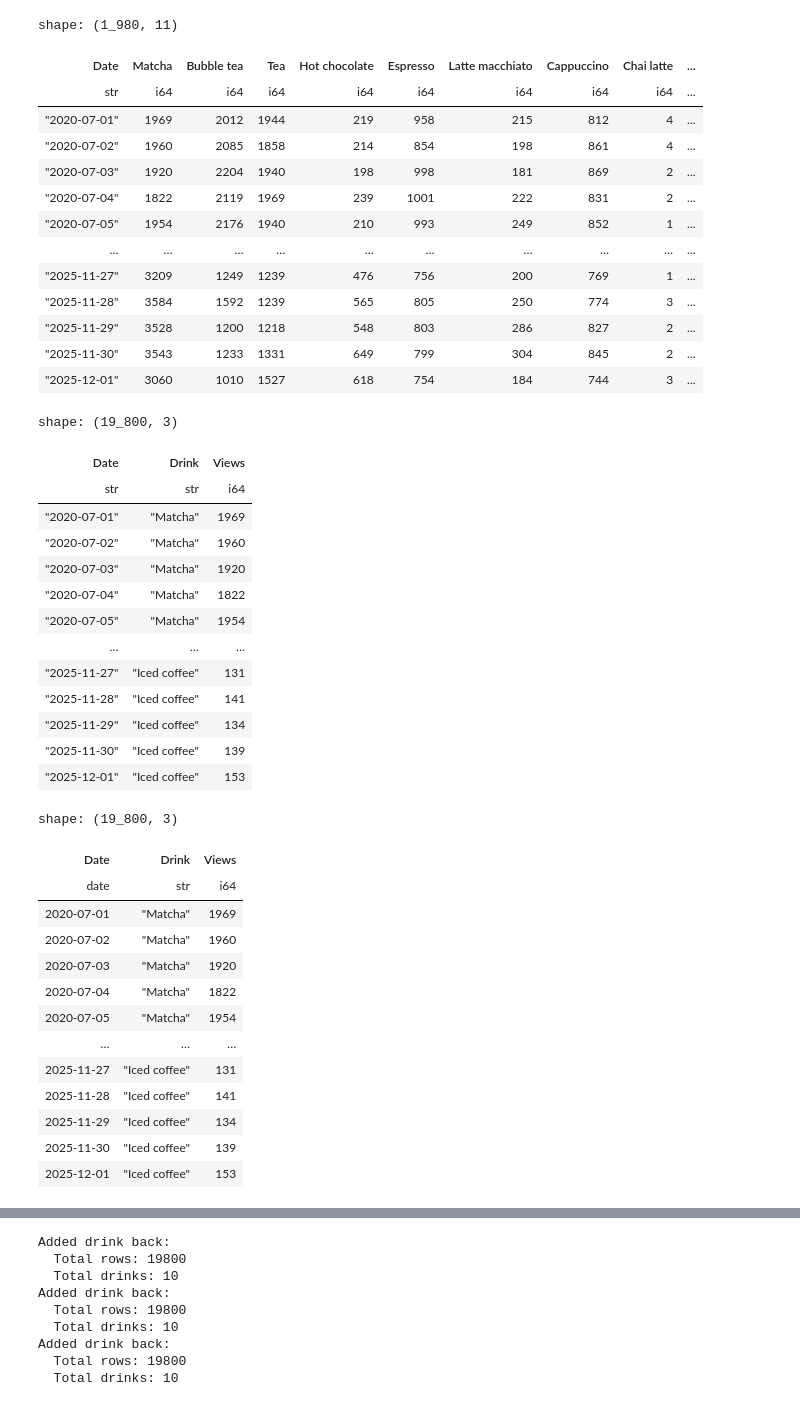
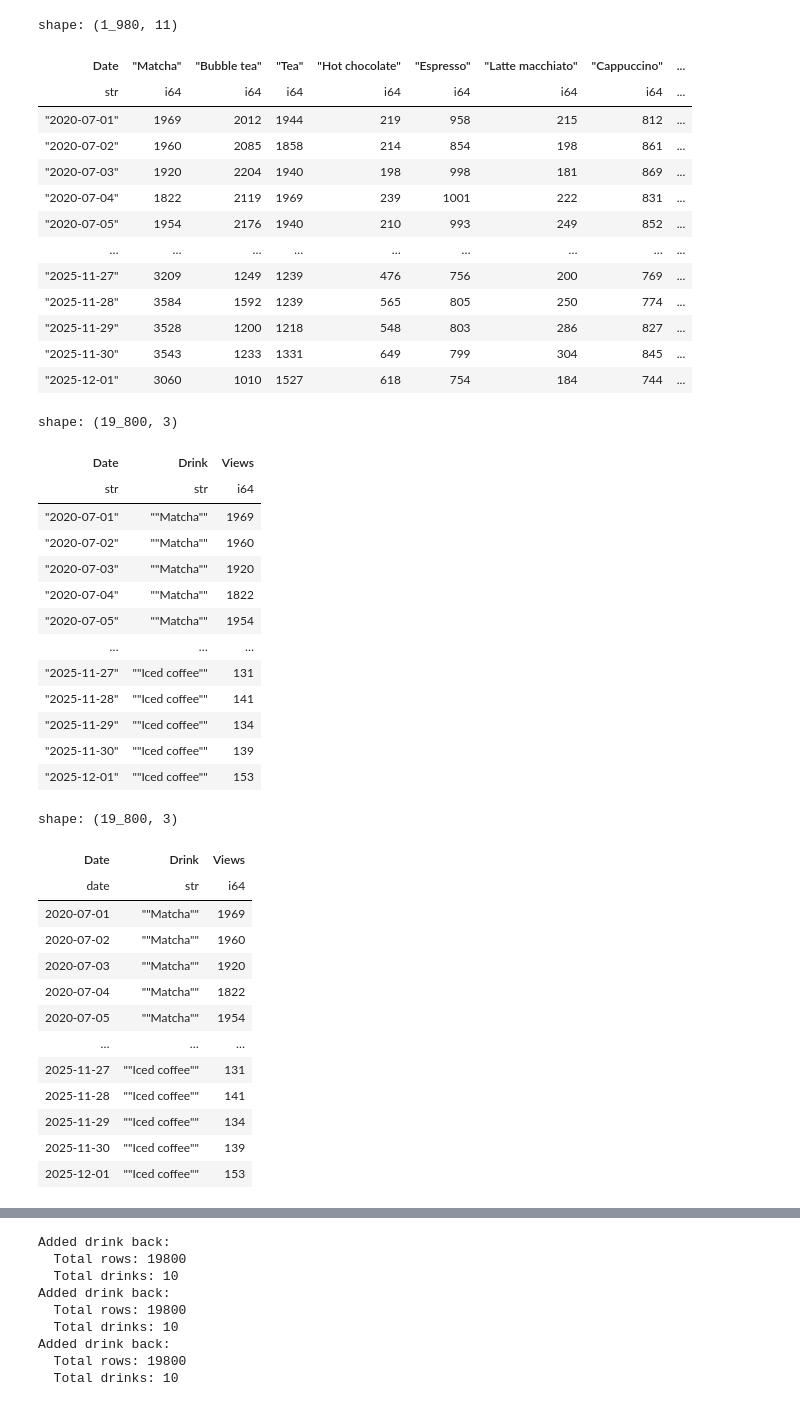
Before and after one commit to jonas-gstoettenmayr/cafe_upscaling_models, a Jupyter notebook: data_ingestion_preprocessing/data_ingestion_preprocessing.ipynb, the cells around one changed output, grey strips where cells are left out. Cells and saved outputs as stored; diff of their text form; code cells hidden in the pictures.

```diff
--- a/data_ingestion_preprocessing/data_ingestion_preprocessing.ipynb
+++ b/data_ingestion_preprocessing/data_ingestion_preprocessing.ipynb
@@ -2,23 +2,23 @@
 import polars as pl
 import matplotlib.pyplot as plt
 # %%
-df = pl.read_csv("../data/raw_data/pageviews-20200701-20251201.csv")
+df = pl.read_csv("../data/raw_data/pageviews-20200701-20251201.csv", truncate_ragged_lines=True)
 df
 # %% [output]
 shape: (1_980, 11)
-| Date | Matcha | Bubble tea | Tea | Hot chocolate | Espresso | Latte macchiato | Cappuccino | Chai latte | ... |
-| str | i64 | i64 | i64 | i64 | i64 | i64 | i64 | i64 | ... |
-| "2020-07-01" | 1969 | 2012 | 1944 | 219 | 958 | 215 | 812 | 4 | ... |
-| "2020-07-02" | 1960 | 2085 | 1858 | 214 | 854 | 198 | 861 | 4 | ... |
-| "2020-07-03" | 1920 | 2204 | 1940 | 198 | 998 | 181 | 869 | 2 | ... |
-| "2020-07-04" | 1822 | 2119 | 1969 | 239 | 1001 | 222 | 831 | 2 | ... |
-| "2020-07-05" | 1954 | 2176 | 1940 | 210 | 993 | 249 | 852 | 1 | ... |
-| … | … | … | … | … | … | … | … | … | ... |
-| "2025-11-27" | 3209 | 1249 | 1239 | 476 | 756 | 200 | 769 | 1 | ... |
-| "2025-11-28" | 3584 | 1592 | 1239 | 565 | 805 | 250 | 774 | 3 | ... |
-| "2025-11-29" | 3528 | 1200 | 1218 | 548 | 803 | 286 | 827 | 2 | ... |
-| "2025-11-30" | 3543 | 1233 | 1331 | 649 | 799 | 304 | 845 | 2 | ... |
-| "2025-12-01" | 3060 | 1010 | 1527 | 618 | 754 | 184 | 744 | 3 | ... |
+| Date | "Matcha" | "Bubble tea" | "Tea" | "Hot chocolate" | "Espresso" | "Latte macchiato" | "Cappuccino" | ... |
+| str | i64 | i64 | i64 | i64 | i64 | i64 | i64 | ... |
+| "2020-07-01" | 1969 | 2012 | 1944 | 219 | 958 | 215 | 812 | ... |
+| "2020-07-02" | 1960 | 2085 | 1858 | 214 | 854 | 198 | 861 | ... |
+| "2020-07-03" | 1920 | 2204 | 1940 | 198 | 998 | 181 | 869 | ... |
+| "2020-07-04" | 1822 | 2119 | 1969 | 239 | 1001 | 222 | 831 | ... |
+| "2020-07-05" | 1954 | 2176 | 1940 | 210 | 993 | 249 | 852 | ... |
+| … | … | … | … | … | … | … | … | ... |
+| "2025-11-27" | 3209 | 1249 | 1239 | 476 | 756 | 200 | 769 | ... |
+| "2025-11-28" | 3584 | 1592 | 1239 | 565 | 805 | 250 | 774 | ... |
+| "2025-11-29" | 3528 | 1200 | 1218 | 548 | 803 | 286 | 827 | ... |
+| "2025-11-30" | 3543 | 1233 | 1331 | 649 | 799 | 304 | 845 | ... |
+| "2025-12-01" | 3060 | 1010 | 1527 | 618 | 754 | 184 | 744 | ... |
 # %%
 df_long = (
     df
@@ -34,17 +34,17 @@ df_long
 shape: (19_800, 3)
 | Date | Drink | Views |
 | str | str | i64 |
-| "2020-07-01" | "Matcha" | 1969 |
-| "2020-07-02" | "Matcha" | 1960 |
-| "2020-07-03" | "Matcha" | 1920 |
-| "2020-07-04" | "Matcha" | 1822 |
-| "2020-07-05" | "Matcha" | 1954 |
+| "2020-07-01" | ""Matcha"" | 1969 |
+| "2020-07-02" | ""Matcha"" | 1960 |
+| "2020-07-03" | ""Matcha"" | 1920 |
+| "2020-07-04" | ""Matcha"" | 1822 |
+| "2020-07-05" | ""Matcha"" | 1954 |
 | … | … | … |
-| "2025-11-27" | "Iced coffee" | 131 |
-| "2025-11-28" | "Iced coffee" | 141 |
-| "2025-11-29" | "Iced coffee" | 134 |
-| "2025-11-30" | "Iced coffee" | 139 |
-| "2025-12-01" | "Iced coffee" | 153 |
+| "2025-11-27" | ""Iced coffee"" | 131 |
+| "2025-11-28" | ""Iced coffee"" | 141 |
+| "2025-11-29" | ""Iced coffee"" | 134 |
+| "2025-11-30" | ""Iced coffee"" | 139 |
+| "2025-12-01" | ""Iced coffee"" | 153 |
 # %%
 df_long = df_long.with_columns(pl.col('Date').cast(pl.Date))
 df_long
@@ -52,17 +52,17 @@ df_long
 shape: (19_800, 3)
 | Date | Drink | Views |
 | date | str | i64 |
-| 2020-07-01 | "Matcha" | 1969 |
-| 2020-07-02 | "Matcha" | 1960 |
-| 2020-07-03 | "Matcha" | 1920 |
-| 2020-07-04 | "Matcha" | 1822 |
-| 2020-07-05 | "Matcha" | 1954 |
+| 2020-07-01 | ""Matcha"" | 1969 |
+| 2020-07-02 | ""Matcha"" | 1960 |
+| 2020-07-03 | ""Matcha"" | 1920 |
+| 2020-07-04 | ""Matcha"" | 1822 |
+| 2020-07-05 | ""Matcha"" | 1954 |
 | … | … | … |
-| 2025-11-27 | "Iced coffee" | 131 |
-| 2025-11-28 | "Iced coffee" | 141 |
-| 2025-11-29 | "Iced coffee" | 134 |
-| 2025-11-30 | "Iced coffee" | 139 |
-| 2025-12-01 | "Iced coffee" | 153 |
+| 2025-11-27 | ""Iced coffee"" | 131 |
+| 2025-11-28 | ""Iced coffee"" | 141 |
+| 2025-11-29 | ""Iced coffee"" | 134 |
+| 2025-11-30 | ""Iced coffee"" | 139 |
+| 2025-12-01 | ""Iced coffee"" | 153 |
 # %%
 df_long.write_parquet("../data/processed_data/df_long.parquet")
 # %%
```
Also changed, not shown: parts of 9 cells of this notebook, 6 other files.
